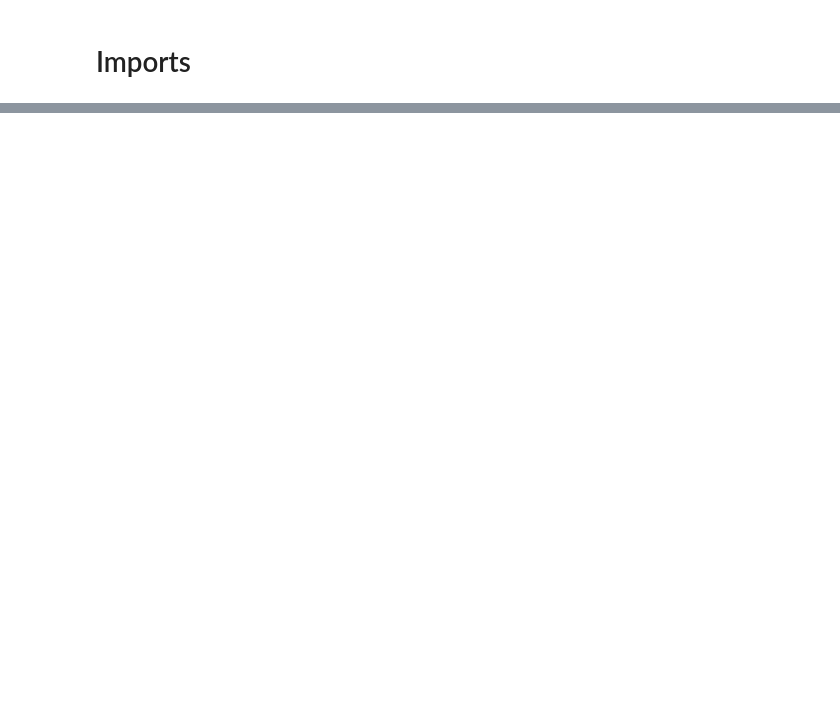
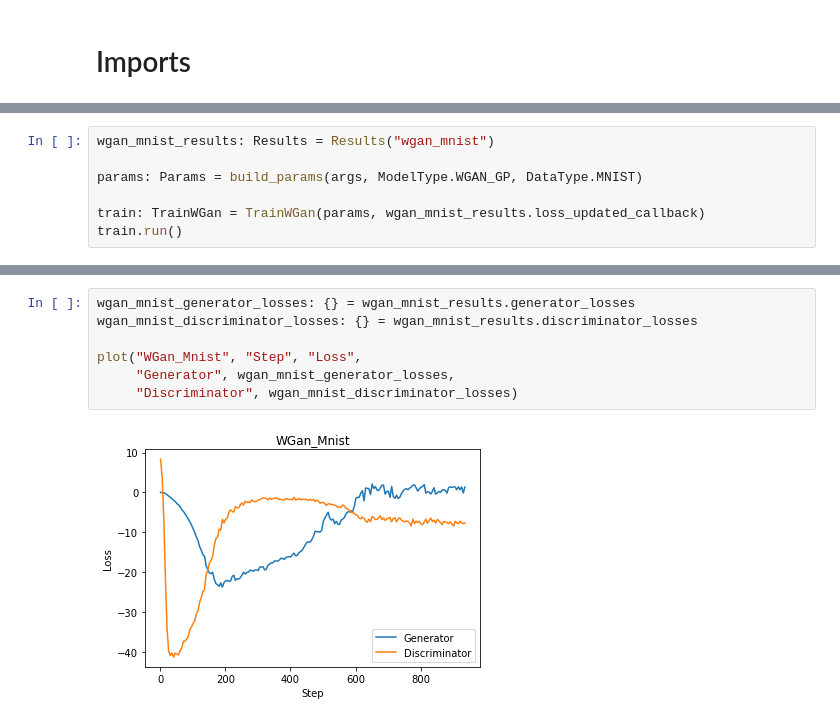
Before and after one commit to michaelatamuk/wgan-gp, a Jupyter notebook: train.ipynb, the cells around one changed output, grey strips where cells are left out. Cells and saved outputs as stored; diff of their text form; blank space fills up the shorter version.

```diff
--- a/train.ipynb
+++ b/train.ipynb
@@ -20,0 +125,7 @@ ssl._create_default_https_context = ssl._create_unverified_context
+# %%
+wgan_mnist_results: Results = Results("wgan_mnist")
+
+params: Params = build_params(args, ModelType.WGAN_GP, DataType.MNIST)
+
+train: TrainWGan = TrainWGan(params, wgan_mnist_results.loss_updated_callback)
+train.run()
@@ -20,0 +150,9 @@ ssl._create_default_https_context = ssl._create_unverified_context
+# %%
+wgan_mnist_generator_losses: {} = wgan_mnist_results.generator_losses
+wgan_mnist_discriminator_losses: {} = wgan_mnist_results.discriminator_losses
+
+plot("WGan_Mnist", "Step", "Loss",
+     "Generator", wgan_mnist_generator_losses,
+     "Discriminator", wgan_mnist_discriminator_losses)
+# %% [output]
+[figure, added]
```
Also changed, not shown: parts of 36 cells of this notebook.
